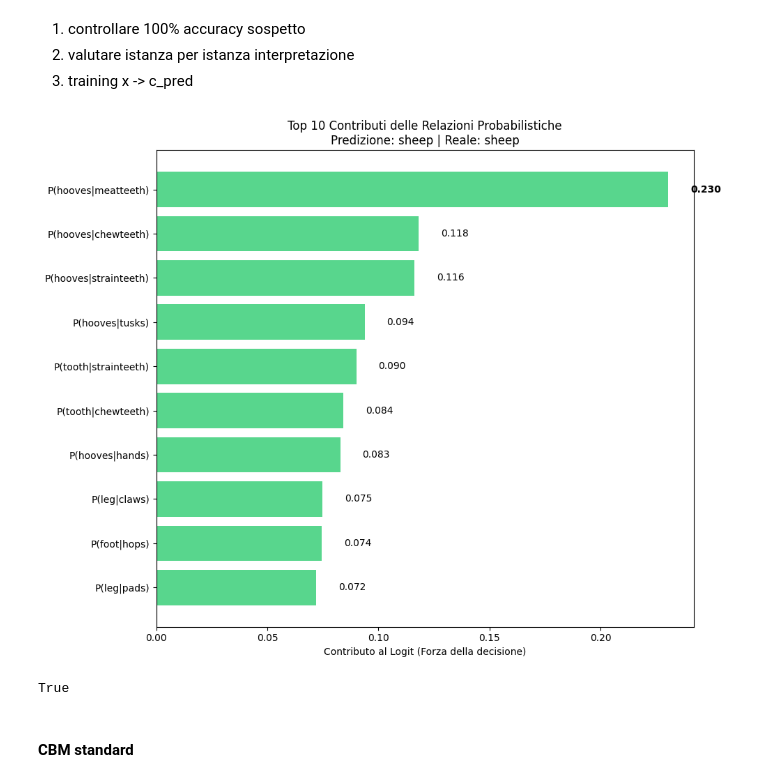
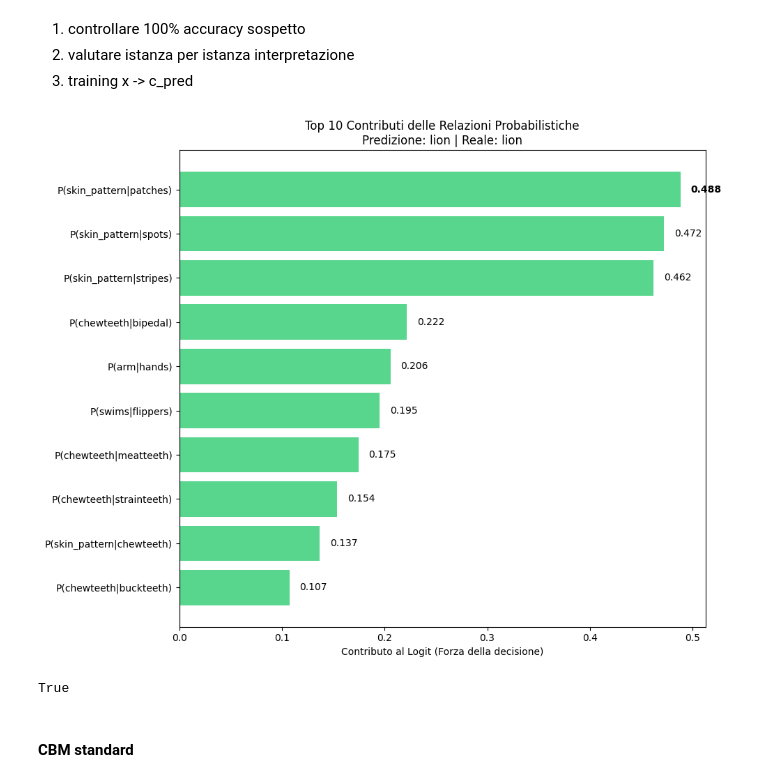
Before and after one commit to stefano-gamba/BoxEmbeddingCBM, a Jupyter notebook: notebooks/a-priori-boxes.ipynb, the cells around one changed output. Saved outputs shown, nothing was run; the diff lists cells and outputs as text; code cells hidden in the pictures.

```diff
--- a/notebooks/a-priori-boxes.ipynb
+++ b/notebooks/a-priori-boxes.ipynb
@@ -78,13 +78,13 @@ from torch.optim import Adam
 
 LR = 0.05
 
-model = BoxHierarchyModel(num_concepts=len(concept2id), dim=32)
-optimizer = Adam(model.parameters(), lr=LR)
+box_model = BoxHierarchyModel(num_concepts=len(concept2id), dim=32)
+optimizer = Adam(box_model.parameters(), lr=LR)
 criterion = nn.BCELoss() # Binary Cross Entropy
 # %% [output]
 AllenNLP not available. Registrable won't work.
 # %%
-train_box(model, optimizer, criterion, dataset, concept2id, id2concept)
+train_box(box_model, optimizer, criterion, dataset, concept2id, id2concept)
 # %% [output]
 Trovati 50 concetti unici e 583 relazioni supervisionate.
 
@@ -155,9 +157,9 @@ torch.save(model.state_dict(), "modello_gerarchia.pth")
 # %%
-model.load_state_dict(torch.load("modello_gerarchia.pth"))
+box_model.load_state_dict(torch.load("modello_gerarchia.pth"))
 # %% [output]
 <All keys matched successfully>
 # %%
-box_dict = get_box_dict(model, id2concept)
+box_dict = get_box_dict(box_model, id2concept)
 # %%
 box_animale = box_dict["Animal"]
 box_ali = box_dict["wings"]
@@ -445,9 +399,9 @@ Analisi degli Errori Principali:
 # %%
 from src.CHM.interpretation import explain_prediction
 
-explain_prediction(model, test_dataloader, concepts, classes, class_concept_matrix, box_tensors, info_type=info)
+explain_prediction(model, test_dataloader, concepts, classes, class_concept_matrix, box_tensors, info_type=info, target_class="lion", bipolar=True)
 # %% [output]
-[figure, old version]
+[figure, new version]
 True
 # %% [markdown]
 #### CBM standard
```
Also changed, not shown: parts of 24 cells of this notebook, 3 other files.
